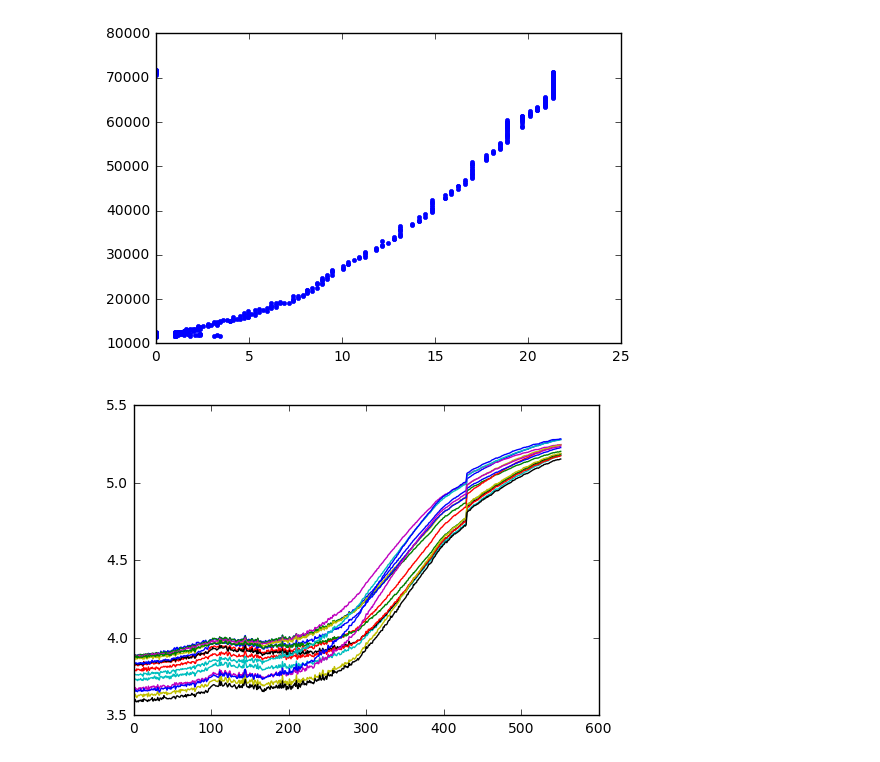
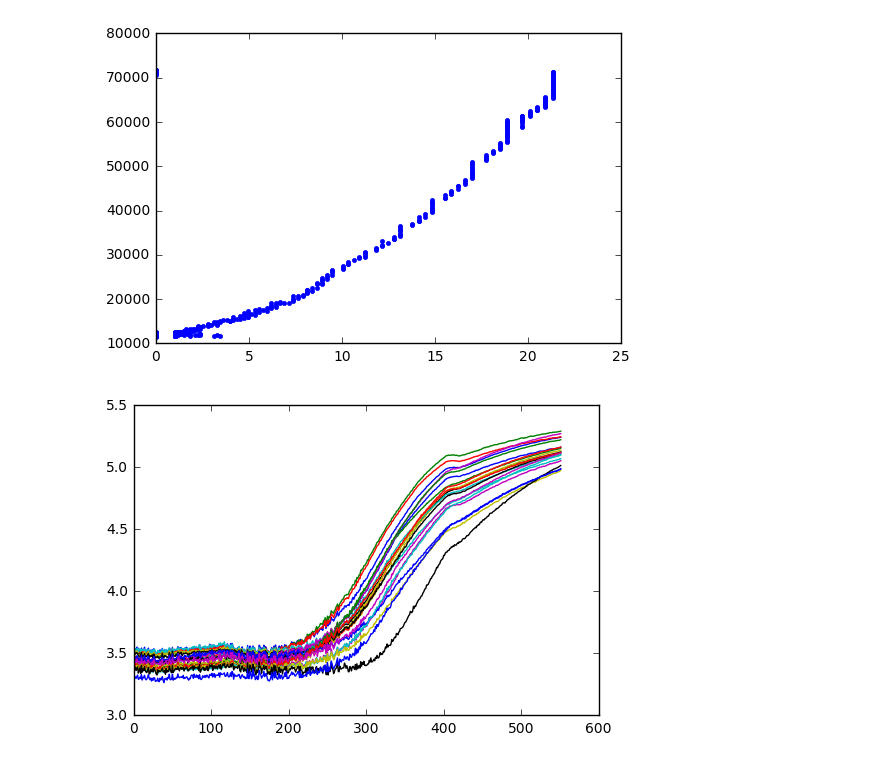
Before and after one commit to RudgeLab/FluoPi, a Jupyter notebook: Analysis.ipynb, the cells around one changed output. Drawn from its saved outputs; the diff is of its cells as text; code cells hidden in the pictures.

```diff
--- a/Analysis.ipynb
+++ b/Analysis.ipynb
@@ -97,10 +97,10 @@ for i in range(len(A)):
     x = A[i,0]
     y = A[i,1]
     r = 2*A[i,2]
-    rois[i] = imssub[x-r:x+r,y-r:y+r,:]
+    rois[i] = imssub[x-r:x+r,y-r:y+r,:]-bg
 # %%
 for i in range(len(A)):
-    plt.plot(rois[i].mean(axis=(0,1))-bg)
+    plt.plot(rois[i].mean(axis=(0,1)))
     plt.hold(True)
 # %% [output]
 [figure]
@@ -124,7 +124,7 @@ plt.plot(roi200[7,:])
 # %% [output]
 "\nprint AA\nplt.imshow(roi200, interpolation='none')\nplt.figure()\nplt.plot(roi200[7,:])\n"
 # %%
-idx = [0,1,2,3,10]
+idx = [0]
 for i in idx:
     r = R[i][0:]
     plt.plot(r*r)
@@ -145,16 +159,13 @@ plt.plot(R[1]*R[1], rois[1].sum(axis=(0,1)), '.')
 [<matplotlib.lines.Line2D at 0x...>]
 [figure]
 # %%
-for i in range(2,len(A)):
-    x = A[i,0]
-    y = A[i,1]
-    r = 2*A[i,2]
-    roi = imssub[x-r:x+r,y-r:y+r,:]
+for i in range(len(A)):
+    roi = rois[i]
     plt.plot(np.log(roi.mean(axis=(0,1))))
     plt.hold(True)
 plt.legend()
 # %% [output]
-[figure, old version]
+[figure, new version]
 # %%
 plt.plot(ims[500,200,:])
 # %%
```
Also changed, not shown: parts of 3 cells of this notebook.
